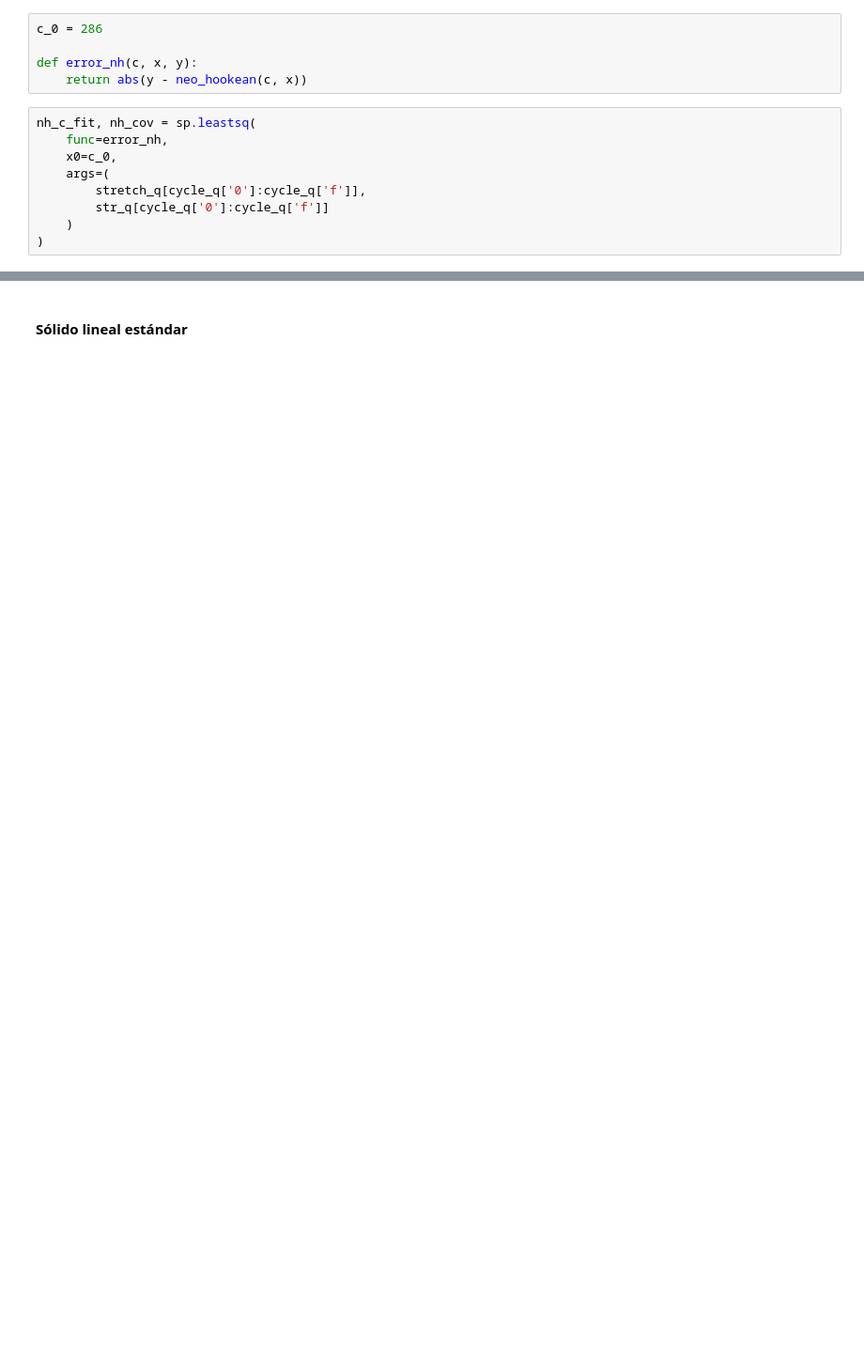
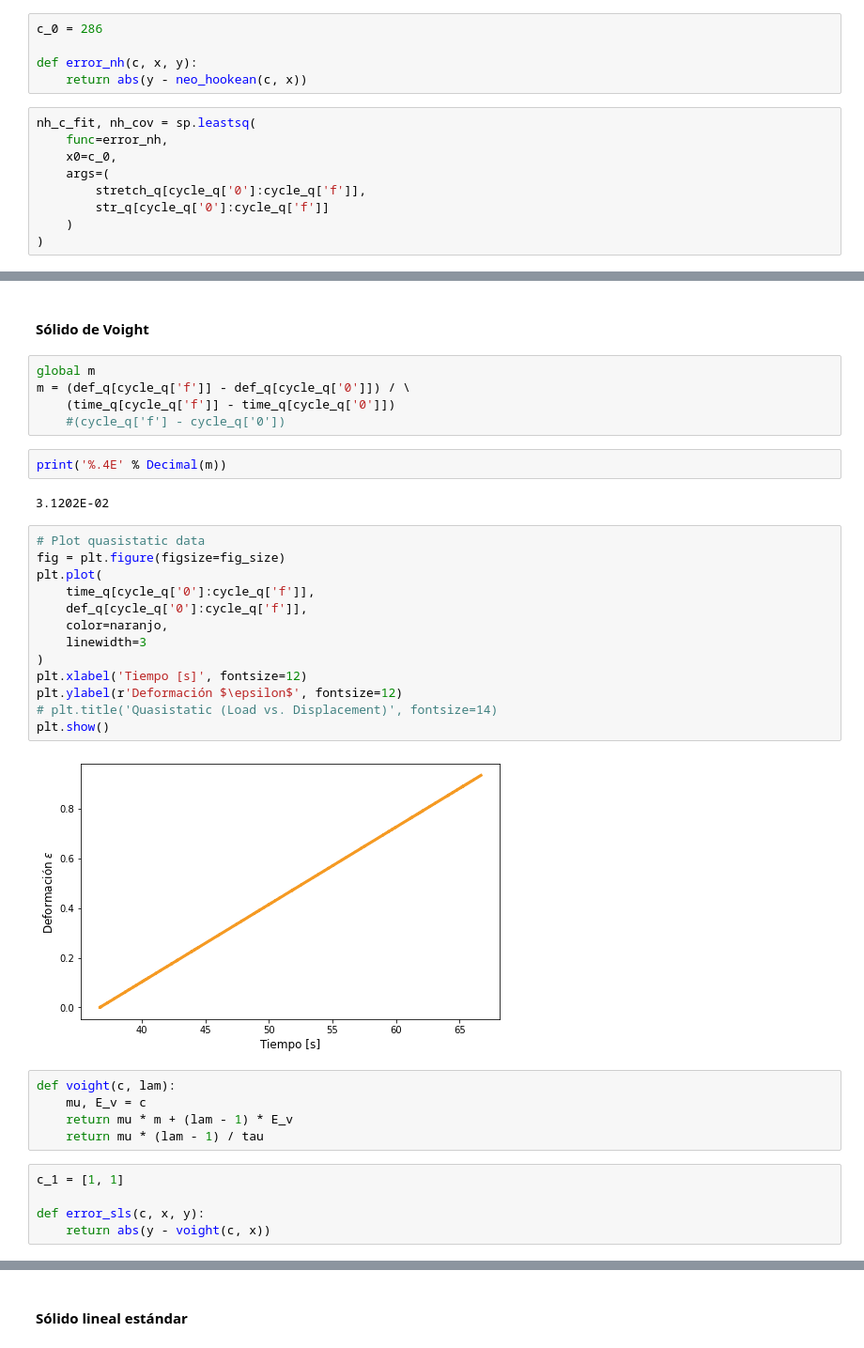
Before and after one commit to ivanvlam/IBM2020, a Jupyter notebook: Tarea 4/tarea-4.ipynb, the cells around one changed output, grey strips where cells are left out. Shown: that part at 94% size. Cells and saved outputs as stored; diff of their text form; blank space fills up the shorter version.

```diff
--- a/Tarea 4/tarea-4.ipynb
+++ b/Tarea 4/tarea-4.ipynb
@@ -316,0 +314,36 @@ plt.show()
+# %% [markdown]
+#### Sólido de Voight
+# %%
+global m
+m = (def_q[cycle_q['f']] - def_q[cycle_q['0']]) / \
+    (time_q[cycle_q['f']] - time_q[cycle_q['0']])
+    #(cycle_q['f'] - cycle_q['0'])
+# %%
+print('%.4E' % Decimal(m))
+# %% [output]
+3.1202E-02
+# %%
+# Plot quasistatic data
+fig = plt.figure(figsize=fig_size)
+plt.plot(
+    time_q[cycle_q['0']:cycle_q['f']],
+    def_q[cycle_q['0']:cycle_q['f']],
+    color=naranjo,
+    linewidth=3
+)
+plt.xlabel('Tiempo [s]', fontsize=12)
+plt.ylabel(r'Deformación $\epsilon$', fontsize=12)
+# plt.title('Quasistatic (Load vs. Displacement)', fontsize=14)
+plt.show()
+# %% [output]
+[figure, added]
+# %%
+def voight(c, lam):
+    mu, E_v = c
+    return mu * m + (lam - 1) * E_v
+    return mu * (lam - 1) / tau
+# %%
+c_1 = [1, 1]
+
+def error_sls(c, x, y):
+    return abs(y - voight(c, x))
```
Also changed, not shown: parts of 25 cells of this notebook.
